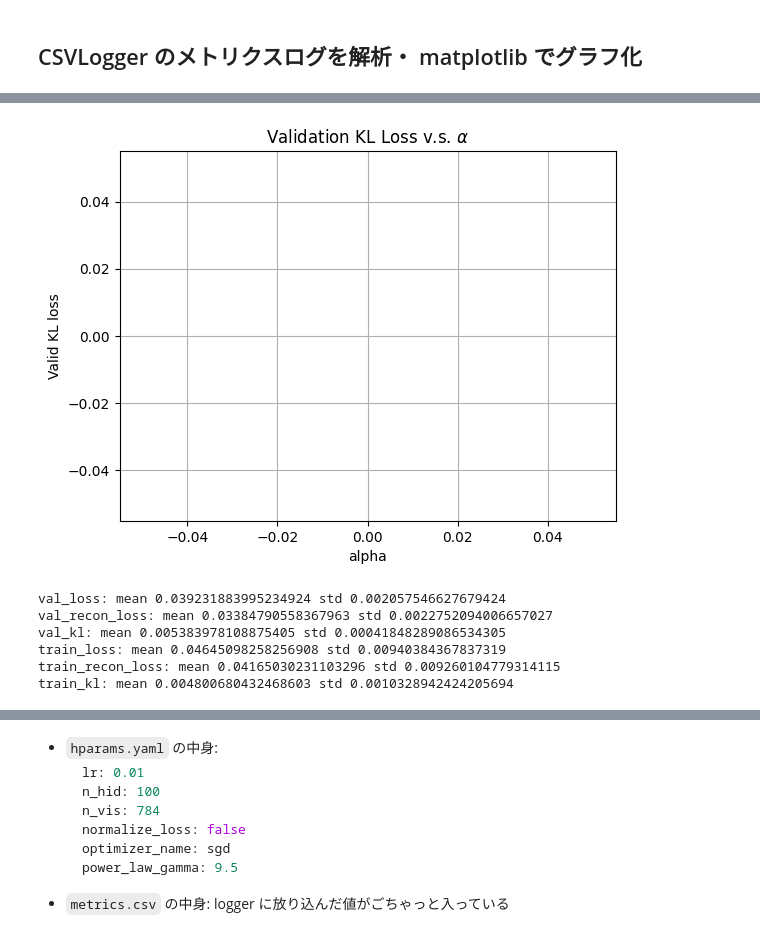
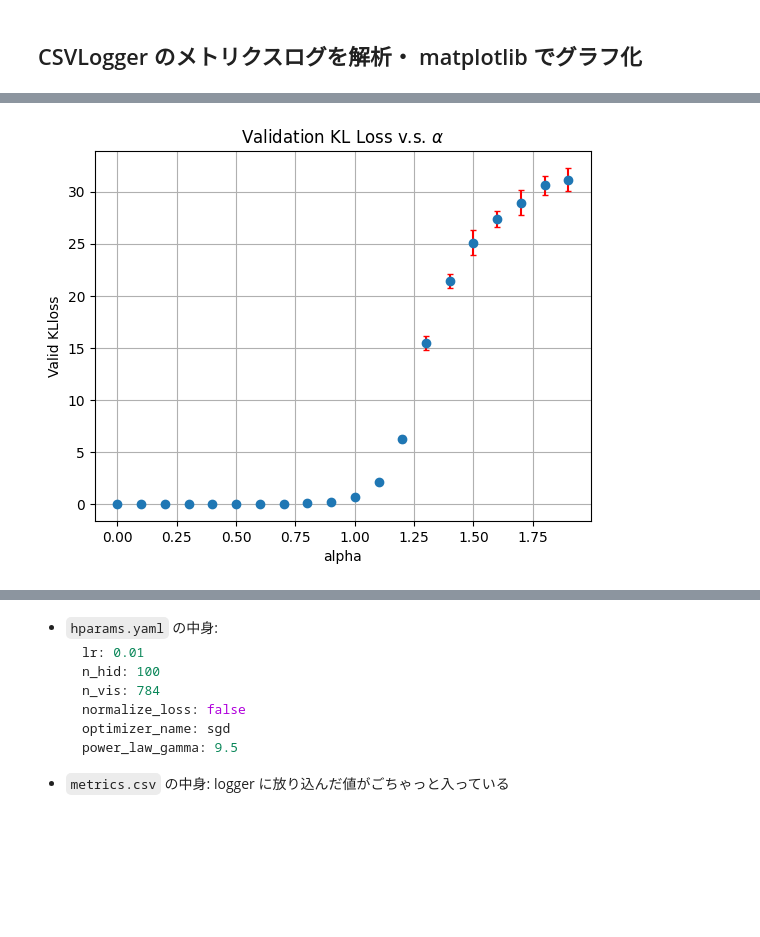
Before and after one commit to hoppiece/power-law-research, a Jupyter notebook: power_law_research/experiments/train_cifar10_resnet18.analyze_log.ipynb, the cells around one changed output, grey strips where cells are left out. Saved outputs shown, nothing was run; the diff lists cells and outputs as text; code cells hidden in the pictures; blank space fills up the shorter version.

```diff
--- a/power_law_research/experiments/train_cifar10_resnet18.analyze_log.ipynb
+++ b/power_law_research/experiments/train_cifar10_resnet18.analyze_log.ipynb
@@ -152,76 +201,43 @@ plt.show()
 # %%
 results = dict()
 for path in tqdm(metrics_files):
-    trial, gamma = metrics_parser(path)
-    df = pd.read_csv(path)
-    # metrics = df.iloc[25]["val_loss"]
-    # metrics = df.iloc[25]["val_recon_loss"]
-    metrics = df.iloc[25]["val_kl"]
-    # metrics = df.iloc[0:25]['train_loss'].mean()
-    # metrics = df.iloc[0:25]['train_recon_loss'].mean()
-    # metrics = df.iloc[0:25]['train_kl'].mean()
+    try:
+        trial, gamma = metrics_parser(path)
+        df = pd.read_csv(path)
+        # metrics = df.iloc[25]["val_loss"]
+        # metrics = df.iloc[25]["val_recon_loss"]
+        metrics = df.iloc[25]["val_kl"]
+        # metrics = df.iloc[0:25]['train_loss'].mean()
+        # metrics = df.iloc[0:25]['train_recon_loss'].mean()
+        # metrics = df.iloc[0:25]['train_kl'].mean()
 
-    # gammaが辞書に存在しない場合は新たにキーを作成
-    if gamma not in results:
-        results[gamma] = []
+        # gammaが辞書に存在しない場合は新たにキーを作成
+        if gamma not in results:
+            results[gamma] = []
 
-    # 結果を辞書に追加
-    results[gamma].append(metrics)
-
+        # 結果を辞書に追加
+        results[gamma].append(metrics)
+    except IndexError:
+        continue
 
 
 # エラーバーの計算
 gammas = []
 means = []
 stds = []
 
 
 for gamma, metrics in results.items():
     gammas.append(gamma)
     means.append(np.mean(metrics))
     stds.append(np.std(metrics))
 
 # グラフの描画
 plt.errorbar(gammas, means, yerr=stds, fmt='o', ecolor='r', capsize=2)
 plt.xlabel('alpha')
-plt.ylabel('Valid KL loss')
+plt.ylabel('Valid KLloss')
 plt.title(r'Validation KL Loss v.s. $\alpha$')
 plt.grid()
 plt.show()
 # %% [output]
-[figure, old version]
+[figure, new version]
-# %%
-csv_logdir = "../log/scale_free_vae/gamma_zero_vanilla_vae/trial=*/gamma=*/csv"
-metrics_files = sorted(glob.glob(f"{csv_logdir}/**/metrics.csv", recursive=True))
-
-results = dict()
-for path in tqdm(metrics_files):
-    trial, gamma = metrics_parser(path)
-    df = pd.read_csv(path)
-
-    for key in ["val_loss", "val_recon_loss", "val_kl"]:
-        if key not in results:
-            results[key] = []
-
-        metrics = df.iloc[25][key]
-        results[key].append(metrics)
-
-    for key in ["train_loss", "train_recon_loss", "train_kl"]:
-        if key not in results:
-            results[key] = []
-
-        metrics = df.iloc[0:25][key]
-        results[key].append(metrics)
-
-
-for key, metrics in results.items():
-    mean = np.mean(metrics)
-    std = np.std(metrics)
-    print(f"{key}: mean {mean} std {std}")
-# %% [output]
-val_loss: mean 0.039231883995234924 std 0.002057546627679424
-val_recon_loss: mean 0.03384790558367963 std 0.0022752094006657027
-val_kl: mean 0.005383978108875405 std 0.00041848289086534305
-train_loss: mean 0.04645098258256908 std 0.00940384367837319
-train_recon_loss: mean 0.04165030231103296 std 0.009260104779314115
-train_kl: mean 0.004800680432468603 std 0.0010328942424205694
```
Also changed, not shown: parts of 9 cells of this notebook, 3 other files.
